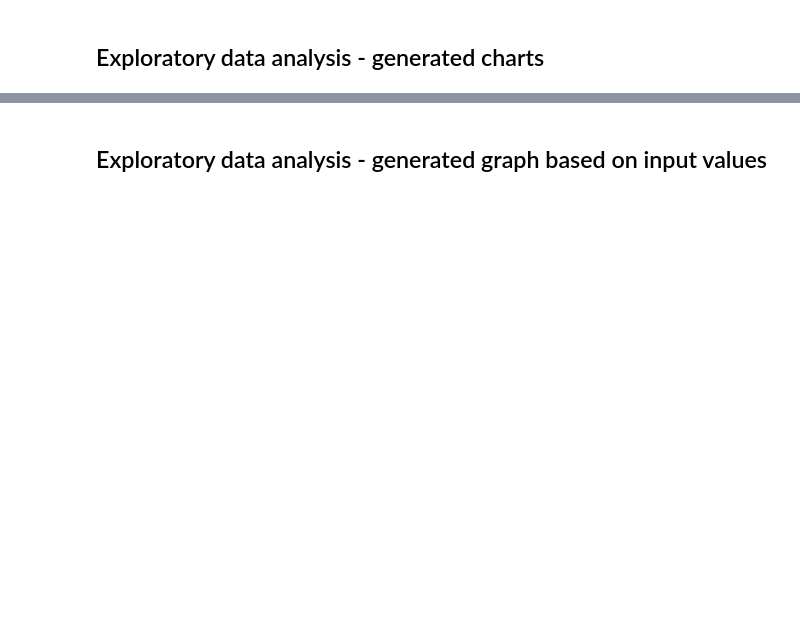
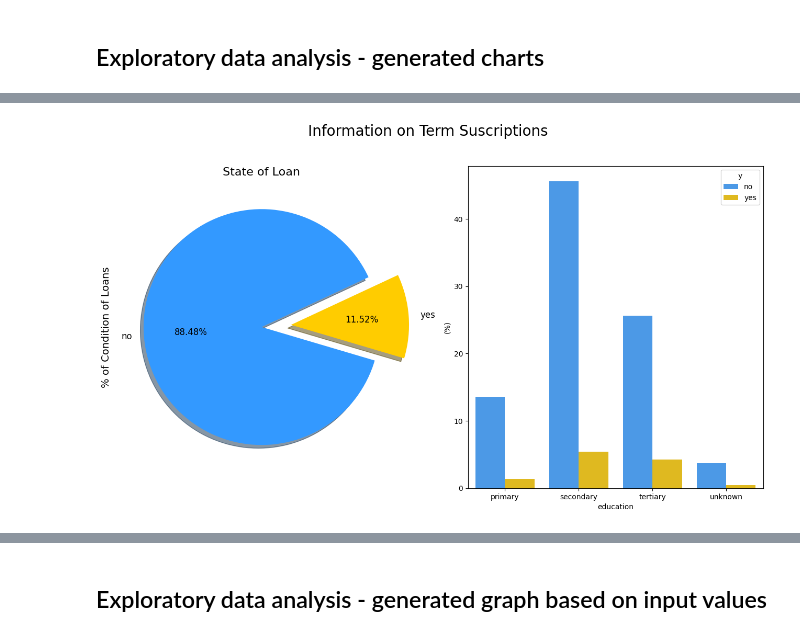
Before and after one commit to ZasaQ/A-neural-model-of-a-banking-customer, a Jupyter notebook: KrzywdaKubowicz.ipynb, the cells around one changed output, grey strips where cells are left out. Cells and saved outputs as stored; diff of their text form; code cells hidden in the pictures; blank space fills up the shorter version.

```diff
--- a/KrzywdaKubowicz.ipynb
+++ b/KrzywdaKubowicz.ipynb
@@ -85,0 +102,22 @@ for name in column_names:
+# %%
+f, ax = plt.subplots(1,2, figsize=(16,8))
+
+colors = ["#3399ff", "#ffcc00"]
+
+plt.suptitle('Information on Term Suscriptions', fontsize=20)
+
+df["y"].value_counts().plot.pie(explode=[0,0.25], autopct='%1.2f%%', ax=ax[0], shadow=True, colors=colors,
+                                              fontsize=12, startangle=25)
+
+
+ax[0].set_title('State of Loan', fontsize=16)
+ax[0].set_ylabel('% of Condition of Loans', fontsize=14)
+
+palette = ["#3399ff", "#ffcc00"]
+
+sns.barplot(x="education", y="balance", hue="y", data=df, palette=palette, estimator=lambda x: len(x) / len(df) * 100)
+ax[1].set(ylabel="(%)")
+ax[1].set_xticklabels(df["education"].unique(), rotation=0, rotation_mode="anchor")
+plt.show()
+# %% [output]
+[figure, added]
```
Also changed, not shown: parts of 9 cells of this notebook.
